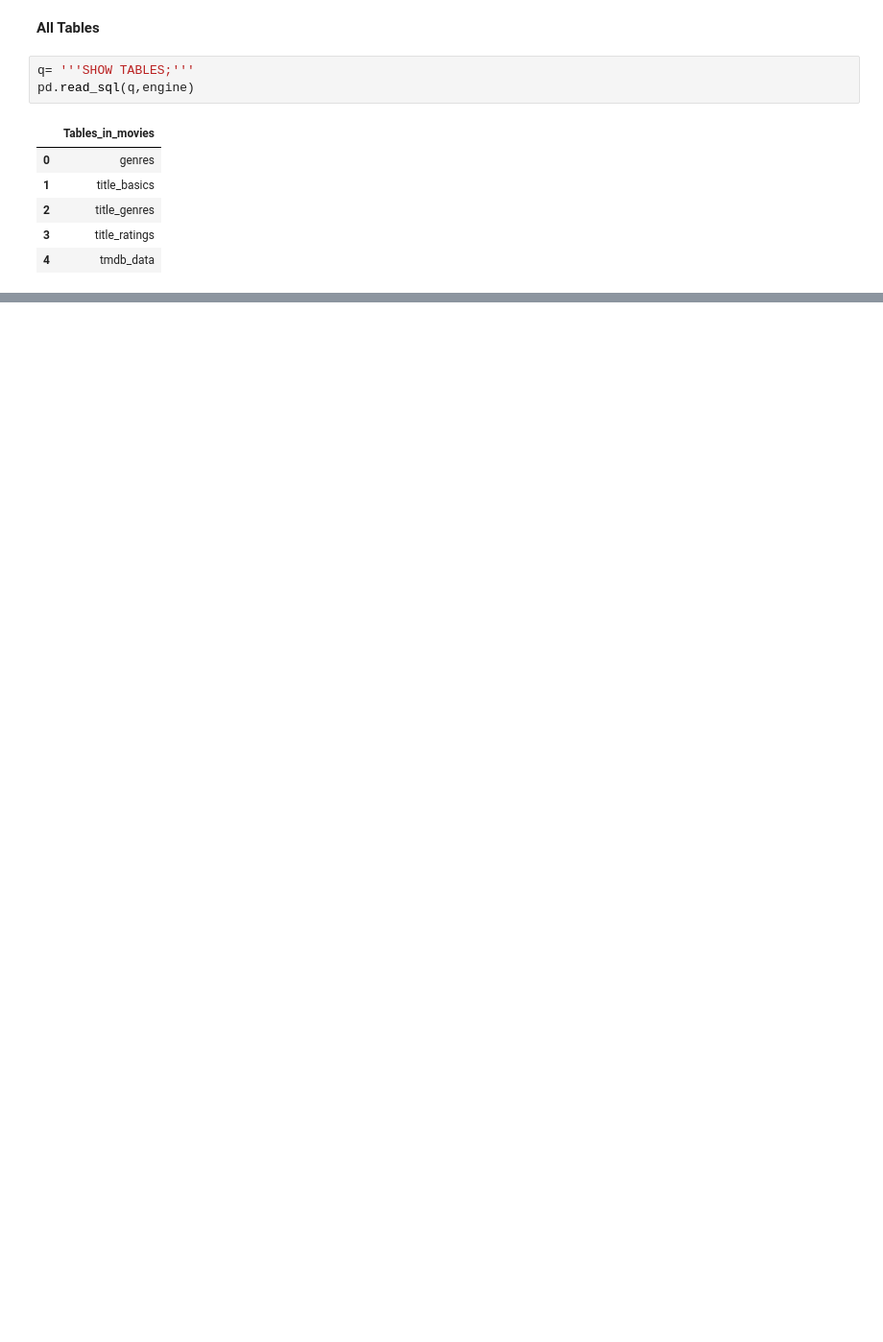
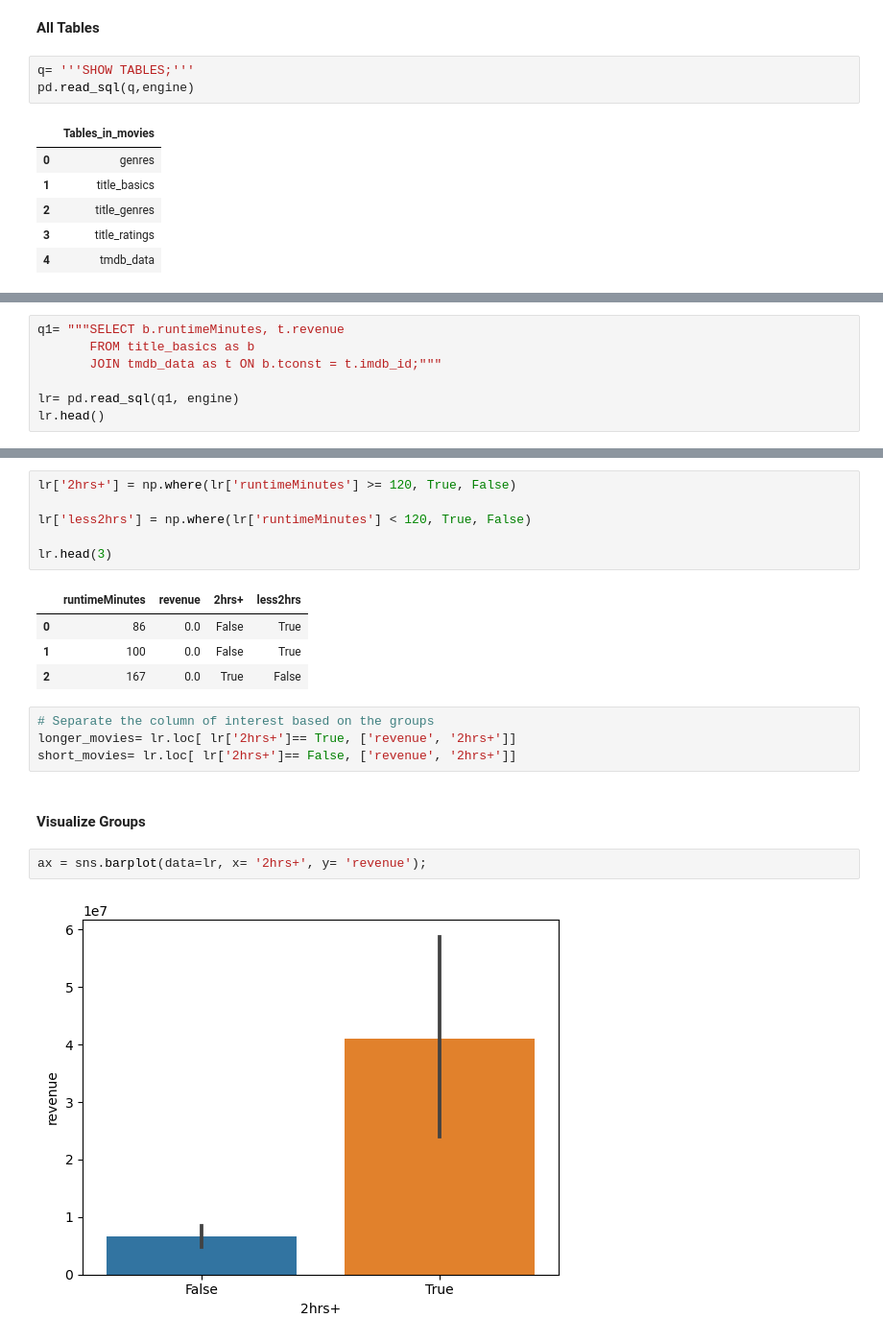
Before and after one commit to wrodemoyer/Movies-IMDB, a Jupyter notebook: Movies - IMDB.ipynb, the cells around one changed output, grey strips where cells are left out. Shown: that part at 96% size. Saved outputs shown, nothing was run; the diff lists cells and outputs as text; blank space fills up the shorter version.

```diff
--- a/Movies - IMDB.ipynb
+++ b/Movies - IMDB.ipynb
@@ -864,0 +1046,7 @@ pd.read_sql(q,engine)
+# %%
+q1= """SELECT b.runtimeMinutes, t.revenue
+       FROM title_basics as b
+       JOIN tmdb_data as t ON b.tconst = t.imdb_id;"""
+
+lr= pd.read_sql(q1, engine)
+lr.head()
@@ -864,0 +1101,21 @@ pd.read_sql(q,engine)
+# %%
+lr['2hrs+'] = np.where(lr['runtimeMinutes'] >= 120, True, False)
+
+lr['less2hrs'] = np.where(lr['runtimeMinutes'] < 120, True, False)
+
+lr.head(3)
+# %% [output]
+|  | runtimeMinutes | revenue | 2hrs+ | less2hrs |
+| 0 | 86 | 0.0 | False | True |
+| 1 | 100 | 0.0 | False | True |
+| 2 | 167 | 0.0 | True | False |
+# %%
+# Separate the column of interest based on the groups
+longer_movies= lr.loc[ lr['2hrs+']== True, ['revenue', '2hrs+']]
+short_movies= lr.loc[ lr['2hrs+']== False, ['revenue', '2hrs+']]
+# %% [markdown]
+#### Visualize Groups
+# %%
+ax = sns.barplot(data=lr, x= '2hrs+', y= 'revenue');
+# %% [output]
+[figure, added]
```
Also changed, not shown: parts of 88 cells of this notebook, 5 other files.
